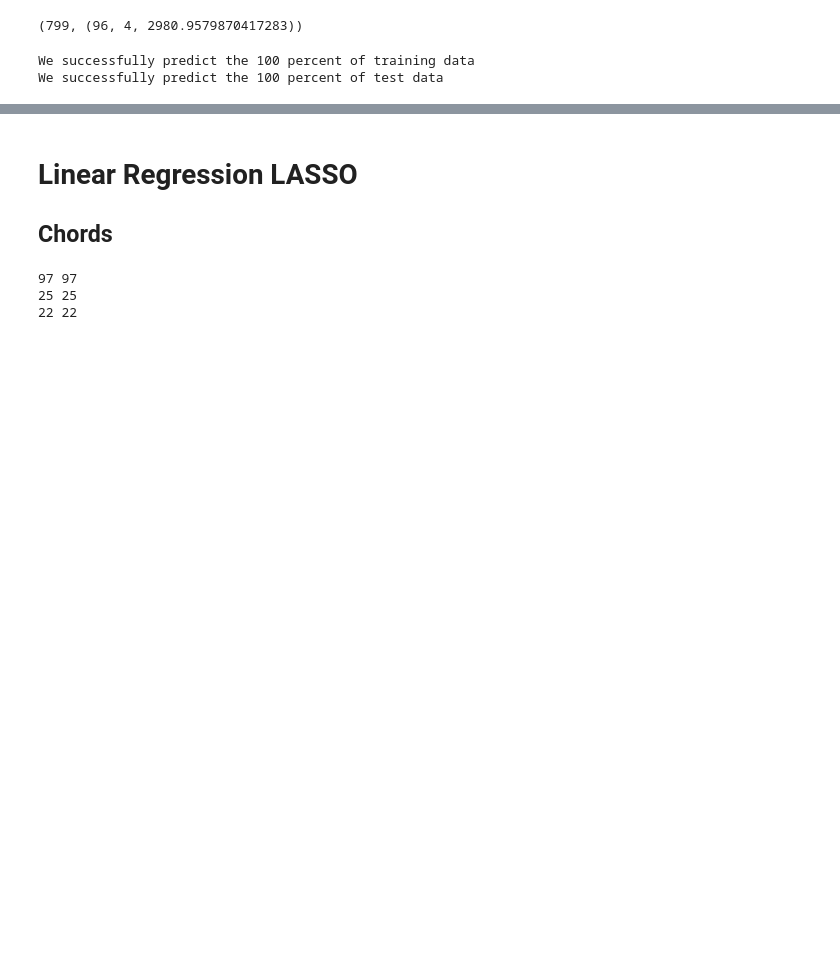
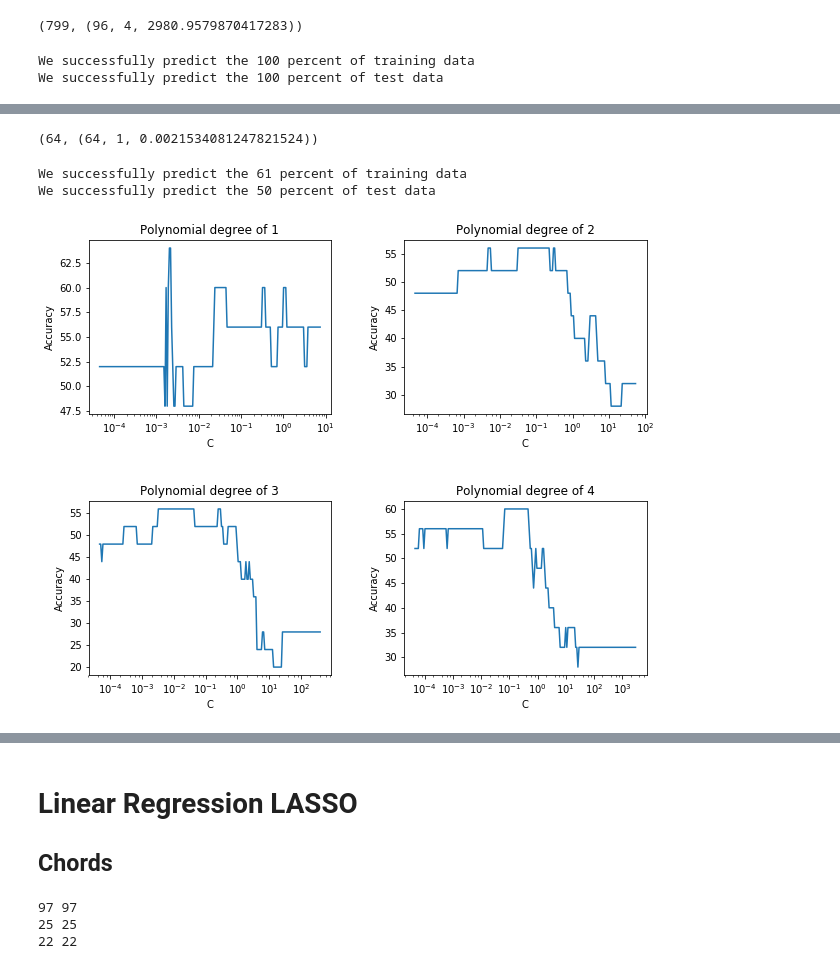
Before and after one commit to Cuspian/MachineLearning, a Jupyter notebook: MIDIReader.ipynb, the cells around one changed output, grey strips where cells are left out. Saved outputs shown, nothing was run; the diff lists cells and outputs as text; code cells hidden in the pictures; blank space fills up the shorter version.

```diff
--- a/MIDIReader.ipynb
+++ b/MIDIReader.ipynb
@@ -301,3 +337,23 @@ outputs = map(plotter, range(0, 4), ["SVM pitches"]*4)
+# %%
+# Finding the best fit
+flatten = sum(fitted, [])
+# Looking for the optimal parameters
+max(enumerate(flatten), key = lambda x: x[1])
+# %% [output]
+(64, (64, 1, 0.0021534081247821524))
+# %%
+# Checkng on the test set
+clf = svm.SVC(kernel = 'poly', degree = 1, C=0.0021534081247821524)
+clf.fit(X_train, Y_train)
+print "We successfully predict the {} percent of training data".format((Y_train==clf.predict(X_train)).sum()*100/len(Y_train))
+print "We successfully predict the {} percent of test data".format((Y_test==clf.predict(X_test)).sum()*100/len(Y_test))
+# %% [output]
+We successfully predict the 61 percent of training data
+We successfully predict the 50 percent of test data
+# %%
+p = plotter()
+# %% [output]
+[figure, added]
 # %%
 # Confusion matrix
 Y_test
```
Also changed, not shown: parts of 24 cells of this notebook.
